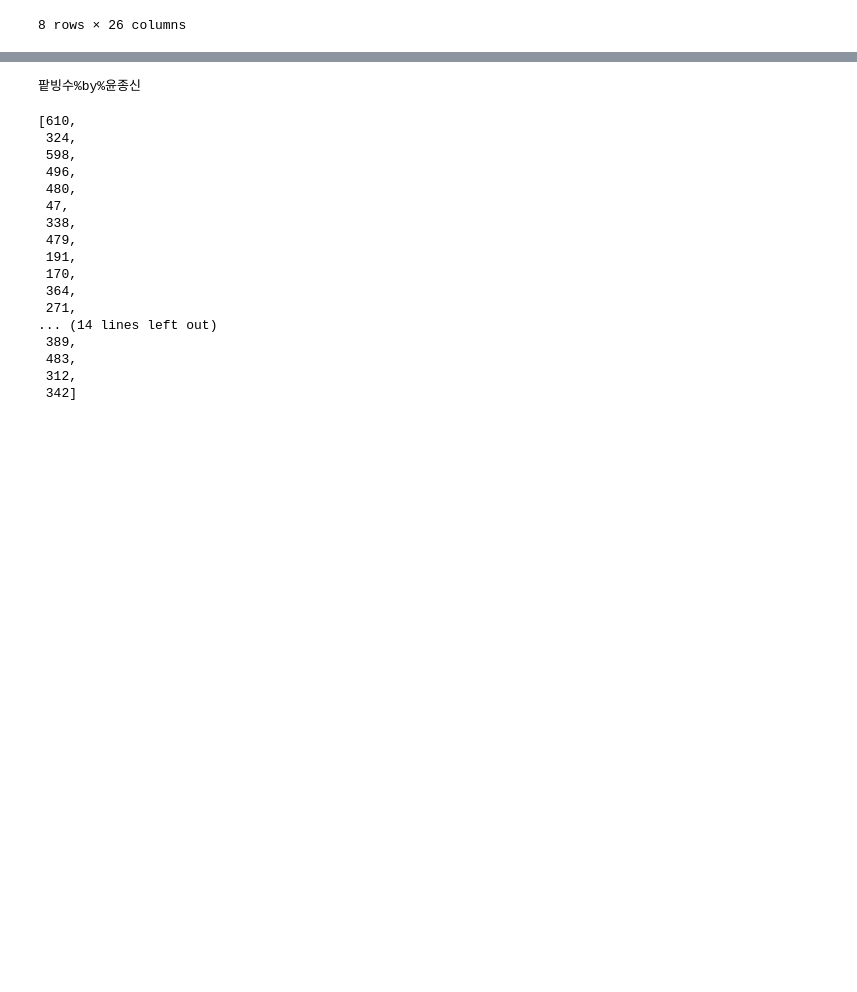
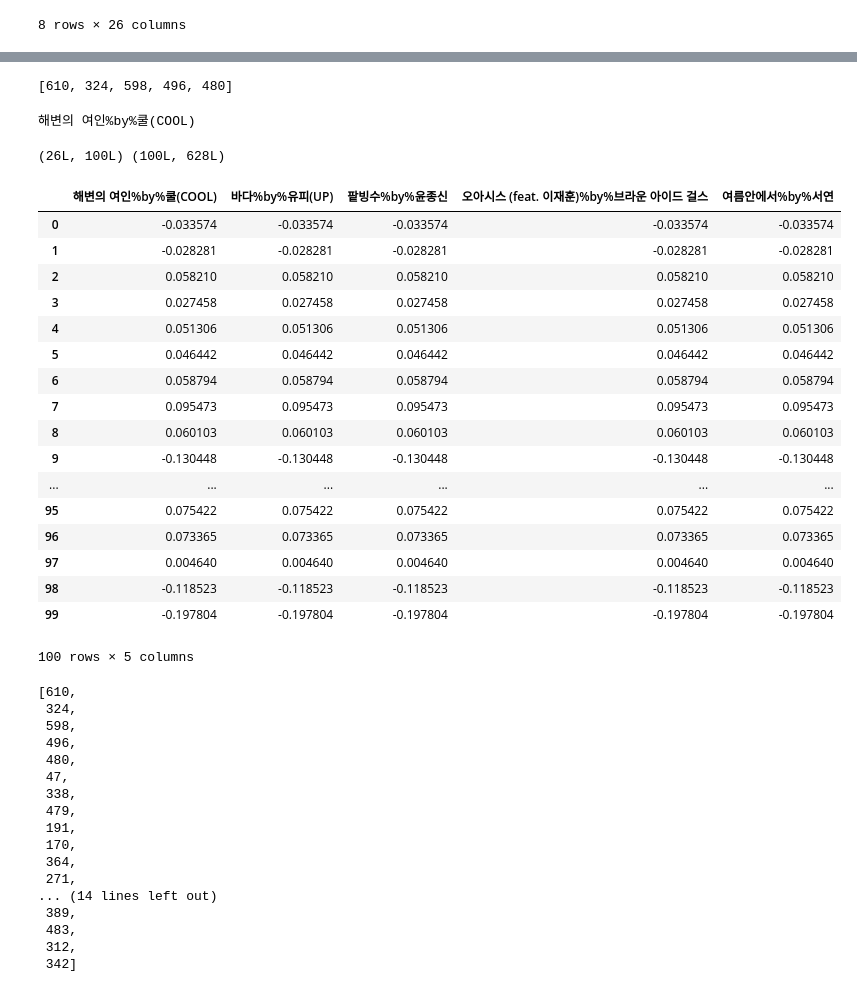
Before and after one commit to Yangyangii/HCI-Music-Weather, a Jupyter notebook: JacardCoefficient.ipynb, the cells around one changed output, grey strips where cells are left out. Drawn from its saved outputs; the diff is of its cells as text; code cells hidden in the pictures; blank space fills up the shorter version.

```diff
--- a/JacardCoefficient.ipynb
+++ b/JacardCoefficient.ipynb
@@ -1221,4 +1346,18 @@ crp.describe()
+# %%
+import heapq
+a = numpy.array(crp[8, 'summer'])
+summer_lst = heapq.nlargest(5, range(len(a)), a.take)
+summer_lst
+# %% [output]
+[610, 324, 598, 496, 480]
 # %%
-print crp[8, 'summer'].index[598]
+print crp[8, 'summer'].index[610]
 # %% [output]
-팥빙수%by%윤종신
+해변의 여인%by%쿨(COOL)
+# %%
+print X.shape, Y.shape
+# %% [output]
+(26L, 100L) (100L, 628L)
+# %%
+x_frame = DataFrame({})
+xy_frame = DataFrame({})
@@ -1224,0 +1367,26 @@ print crp[8, 'summer'].index[598]
+# %%
+xy_frame[crp[8, 'summer'].index[610]] = Y.T[598]
+xy_frame[crp[8, 'summer'].index[324]] = Y.T[598]
+xy_frame[crp[8, 'summer'].index[598]] = Y.T[598]
+xy_frame[crp[8, 'summer'].index[496]] = Y.T[598]
+xy_frame[crp[8, 'summer'].index[480]] = Y.T[598]
+xy_frame
+# %% [output]
+|  | 해변의 여인%by%쿨(COOL) | 바다%by%유피(UP) | 팥빙수%by%윤종신 | 오아시스 (feat. 이재훈)%by%브라운 아이드 걸스 | 여름안에서%by%서연 |
+| 0 | -0.033574 | -0.033574 | -0.033574 | -0.033574 | -0.033574 |
+| 1 | -0.028281 | -0.028281 | -0.028281 | -0.028281 | -0.028281 |
+| 2 | 0.058210 | 0.058210 | 0.058210 | 0.058210 | 0.058210 |
+| 3 | 0.027458 | 0.027458 | 0.027458 | 0.027458 | 0.027458 |
+| 4 | 0.051306 | 0.051306 | 0.051306 | 0.051306 | 0.051306 |
+| 5 | 0.046442 | 0.046442 | 0.046442 | 0.046442 | 0.046442 |
+| 6 | 0.058794 | 0.058794 | 0.058794 | 0.058794 | 0.058794 |
+| 7 | 0.095473 | 0.095473 | 0.095473 | 0.095473 | 0.095473 |
+| 8 | 0.060103 | 0.060103 | 0.060103 | 0.060103 | 0.060103 |
+| 9 | -0.130448 | -0.130448 | -0.130448 | -0.130448 | -0.130448 |
+| ... | ... | ... | ... | ... | ... |
+| 95 | 0.075422 | 0.075422 | 0.075422 | 0.075422 | 0.075422 |
+| 96 | 0.073365 | 0.073365 | 0.073365 | 0.073365 | 0.073365 |
+| 97 | 0.004640 | 0.004640 | 0.004640 | 0.004640 | 0.004640 |
+| 98 | -0.118523 | -0.118523 | -0.118523 | -0.118523 | -0.118523 |
+| 99 | -0.197804 | -0.197804 | -0.197804 | -0.197804 | -0.197804 |
+100 rows × 5 columns
```
Also changed, not shown: parts of 8 cells of this notebook, 8 other files.
